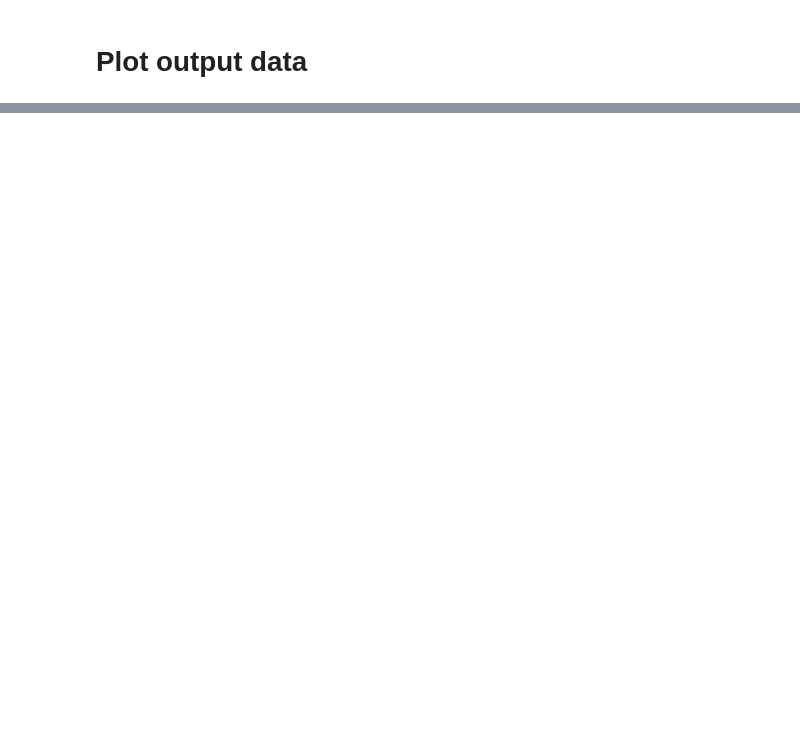
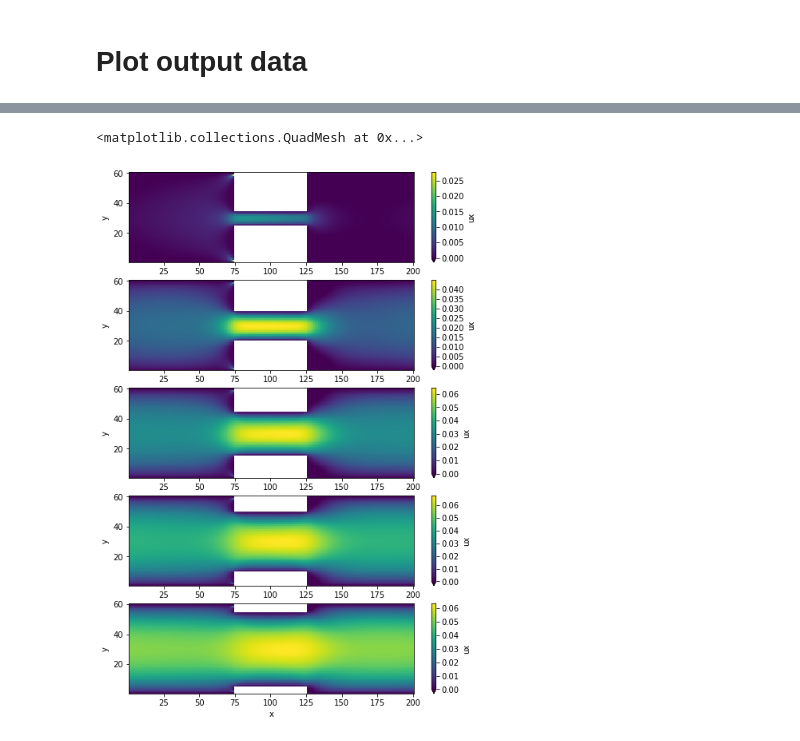
Before and after one commit to iacs-ac290r-2019-2/homework, a Jupyter notebook: HW2/JiaweiZhuang/use_LBM_solver.ipynb, the cells around one changed output, grey strips where cells are left out. Cells and saved outputs as stored; diff of their text form; code cells hidden in the pictures; blank space fills up the shorter version.

```diff
--- a/HW2/JiaweiZhuang/use_LBM_solver.ipynb
+++ b/HW2/JiaweiZhuang/use_LBM_solver.ipynb
@@ -41,0 +120,10 @@ ds['ux'].plot(vmin=0, vmax=0.1, ax=ax)
+# %%
+fig, axes = plt.subplots(5, 1, figsize=[8, 12])
+ds_w10['ux'].plot(vmin=0 ,ax=axes[0])
+ds_w20['ux'].plot(vmin=0, ax=axes[1])
+ds_w30['ux'].plot(vmin=0, ax=axes[2])
+ds_w40['ux'].plot(vmin=0, ax=axes[3])
+ds_w50['ux'].plot(vmin=0, ax=axes[4])
+# %% [output]
+<matplotlib.collections.QuadMesh at 0x...>
+[figure, added]
```
Also changed, not shown: parts of 10 cells of this notebook.
